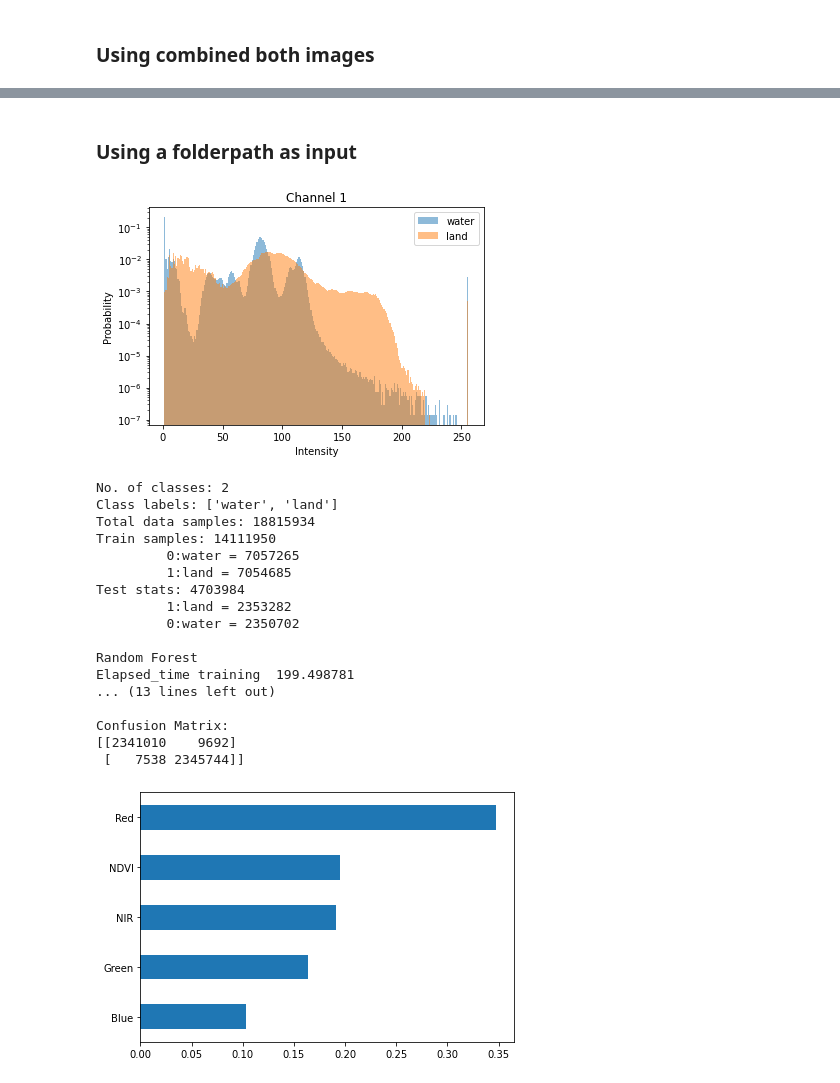
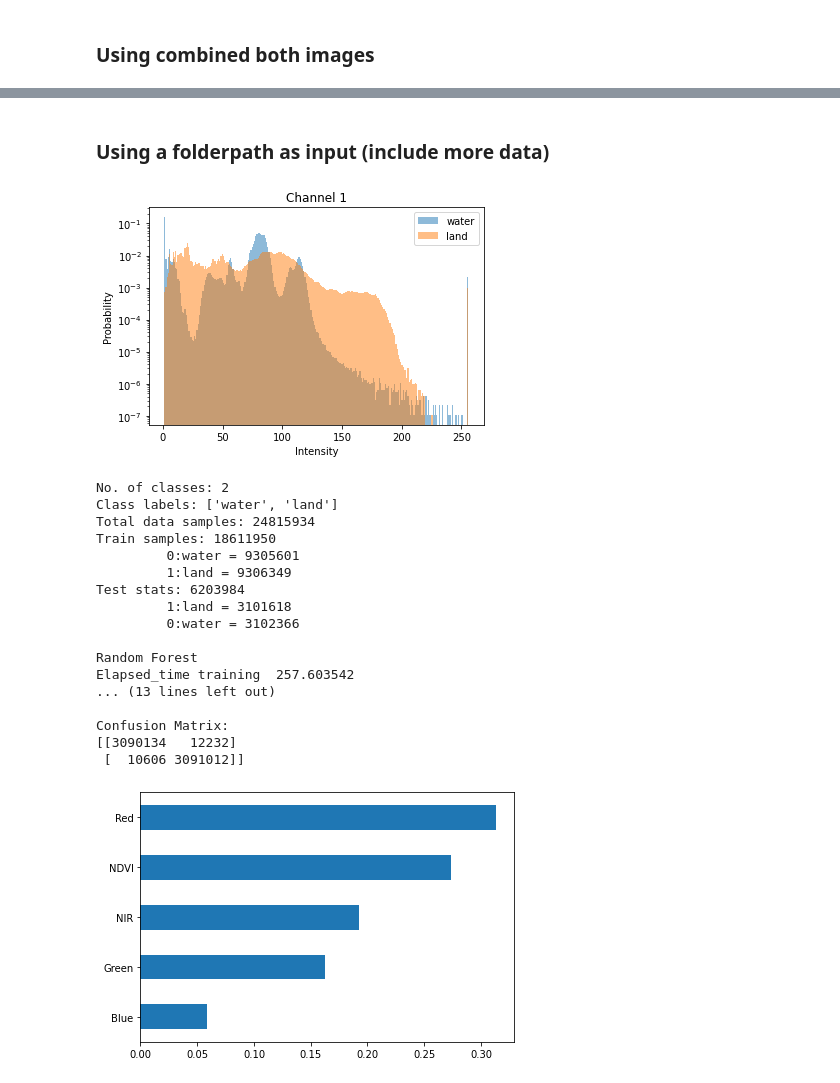
Before and after one commit to Aryal007/ml_satellite_image_segmentation, a Jupyter notebook: example_noaa_airborne.ipynb, the cells around one changed output, grey strips where cells are left out. Saved outputs shown, nothing was run; the diff lists cells and outputs as text; code cells hidden in the pictures.

```diff
--- a/example_noaa_airborne.ipynb
+++ b/example_noaa_airborne.ipynb
@@ -204,40 +204,40 @@ Confusion Matrix:
  [      0 1000408]]
 [figure]
 # %% [markdown]
-### Using a folderpath as input
+### Using a folderpath as input (include more data)
 # %%
 tiff_location = "./Data/Images/"
 shp_location = "./Data/Labels/"
 all_data = Data(tiff_location, shp_location, classes = ["water", "land"])
 all_tiff = all_data.read_tiff()
 all_mask = all_data.get_mask()
-X, y = all_data.get_Xy(all_tiff, all_mask, n_sample = 2000000)
+X, y = all_data.get_Xy(all_tiff, all_mask, n_sample = 5000000)
 X_train, X_test, y_train, y_test = all_data.train_test_split(X, y, save=False)
 all_data.get_histogram(X_train, y_train, channel = 1)
 all_dataset = Dataset(X_train, X_test, y_train, y_test)
 all_dataset.info()
 classifier.random_forest(trainX=all_dataset.trainX, trainY=all_dataset.trainY, testX=all_dataset.testX, testY=all_dataset.testY,
                    grid_search=False, train=True, n_estimators = 10, max_depth = 10, feature_importance=True)
 # %% [output]
-[figure, old version]
+[figure, new version]
 No. of classes: 2
 Class labels: ['water', 'land']
-Total data samples: 18815934
-Train samples: 14111950
-         0:water = 7057265
-         1:land = 7054685
-Test stats: 4703984
-         1:land = 2353282
-         0:water = 2350702
+Total data samples: 24815934
+Train samples: 18611950
+         0:water = 9305601
+         1:land = 9306349
+Test stats: 6203984
+         1:land = 3101618
+         0:water = 3102366
 
 Random Forest
-Elapsed_time training  199.498781
+Elapsed_time training  257.603542
 ... (13 lines left out)
 
 Confusion Matrix:
-[[2341010    9692]
- [   7538 2345744]]
+[[3090134   12232]
+ [  10606 3091012]]
-[figure, old version]
+[figure, new version]
 # %%
 all_data.view_mask(all_mask[0])
 all_data.view_tiff(all_tiff[0])
```
Also changed, not shown: parts of 5 cells of this notebook.
